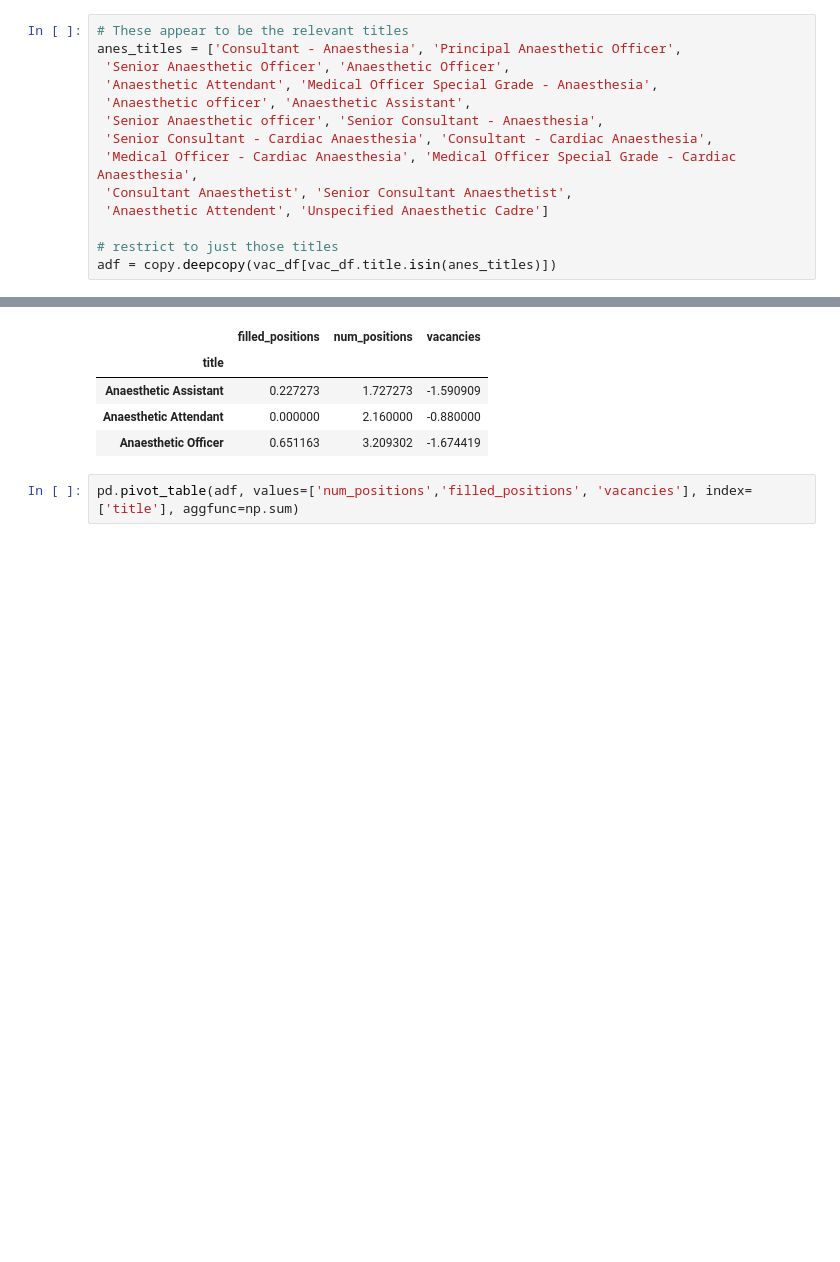
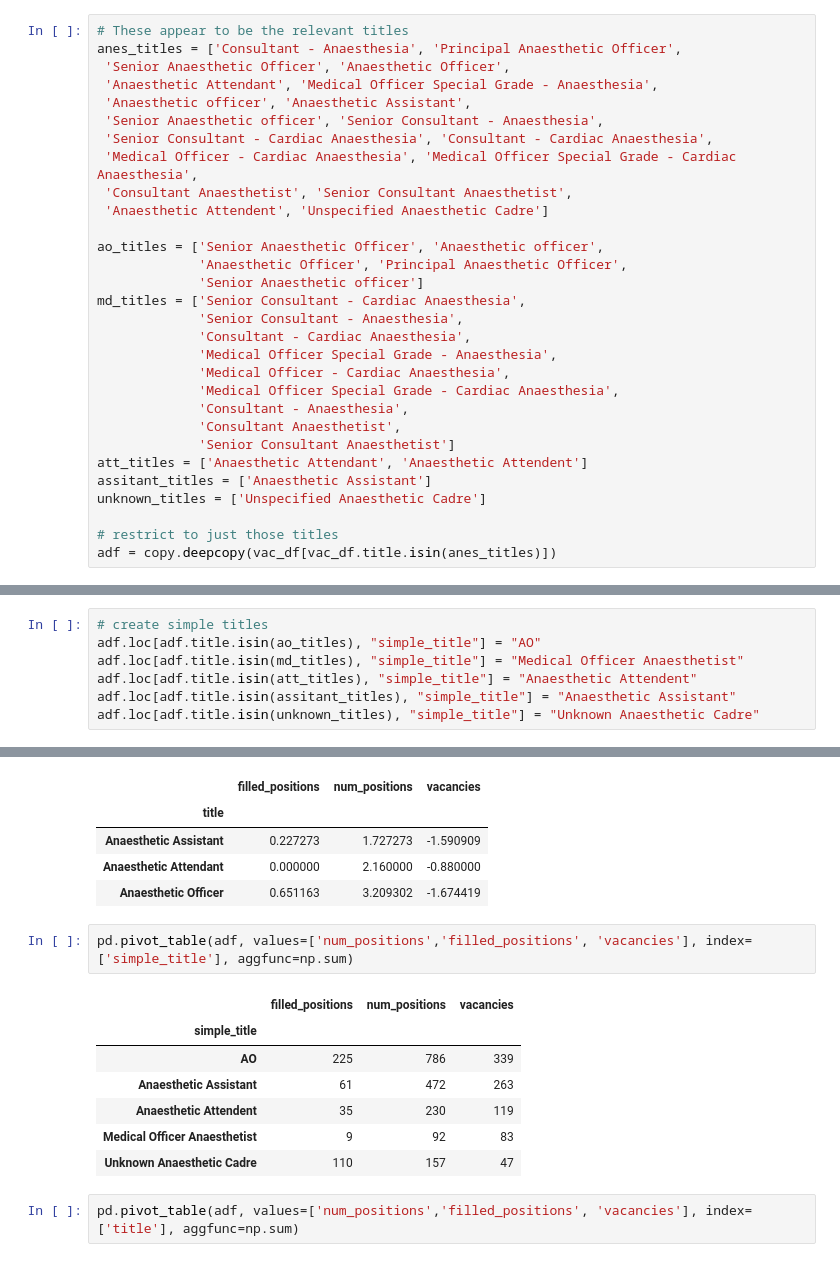
Before and after one commit to alexgoodell/uganda-model, a Jupyter notebook: notebooks/Facilities.ipynb, the cells around one changed output, grey strips where cells are left out. Saved outputs shown, nothing was run; the diff lists cells and outputs as text; blank space fills up the shorter version.

```diff
--- a/notebooks/Facilities.ipynb
+++ b/notebooks/Facilities.ipynb
@@ -1091,6 +1038,22 @@ anes_titles = ['Consultant - Anaesthesia', 'Principal Anaesthetic Officer',
  'Consultant Anaesthetist', 'Senior Consultant Anaesthetist',
  'Anaesthetic Attendent', 'Unspecified Anaesthetic Cadre']
 
+ao_titles = ['Senior Anaesthetic Officer', 'Anaesthetic officer',
+             'Anaesthetic Officer', 'Principal Anaesthetic Officer',
+             'Senior Anaesthetic officer']
+md_titles = ['Senior Consultant - Cardiac Anaesthesia',
+             'Senior Consultant - Anaesthesia',
+             'Consultant - Cardiac Anaesthesia',
+             'Medical Officer Special Grade - Anaesthesia',
+             'Medical Officer - Cardiac Anaesthesia',
+             'Medical Officer Special Grade - Cardiac Anaesthesia',
+             'Consultant - Anaesthesia',
+             'Consultant Anaesthetist',
+             'Senior Consultant Anaesthetist']
+att_titles = ['Anaesthetic Attendant', 'Anaesthetic Attendent']
+assitant_titles = ['Anaesthetic Assistant']
+unknown_titles = ['Unspecified Anaesthetic Cadre']
+
 # restrict to just those titles
 adf = copy.deepcopy(vac_df[vac_df.title.isin(anes_titles)])
 # %%
@@ -1118,6 +1081,13 @@ pd.crosstab(adf.title,[adf.salary_grade])
 | Senior Consultant - Anaesthesia | 0 | 6 | 0 | 0 | 0 | 0 | 0 | 0 |
 | Senior Consultant - Cardiac Anaes... | 0 | 1 | 0 | 0 | 0 | 0 | 0 | 0 |
 | Unspecified Anaesthetic Cadre | 1 | 0 | 0 | 0 | 0 | 0 | 0 | 0 |
+# %%
+# create simple titles
+adf.loc[adf.title.isin(ao_titles), "simple_title"] = "AO"
+adf.loc[adf.title.isin(md_titles), "simple_title"] = "Medical Officer Anaesthetist"
+adf.loc[adf.title.isin(att_titles), "simple_title"] = "Anaesthetic Attendent"
+adf.loc[adf.title.isin(assitant_titles), "simple_title"] = "Anaesthetic Assistant"
+adf.loc[adf.title.isin(unknown_titles), "simple_title"] = "Unknown Anaesthetic Cadre"
 # %%
 # Clean salary grade
 adf.loc[adf.title == "Anaesthetic Assistant", "salary_grade"] = 'U7U'
@@ -1185,6 +1155,16 @@ pd.pivot_table(adf[adf.facility_name.apply(lambda x: "General Hospital" in x)],
 | Anaesthetic Assistant | 0.227273 | 1.727273 | -1.590909 |
 | Anaesthetic Attendant | 0.000000 | 2.160000 | -0.880000 |
 | Anaesthetic Officer | 0.651163 | 3.209302 | -1.674419 |
+# %%
+pd.pivot_table(adf, values=['num_positions','filled_positions', 'vacancies'], index=['simple_title'], aggfunc=np.sum)
+# %% [output]
+|  | filled_positions | num_positions | vacancies |
+| simple_title |  |  |  |
+| AO | 225 | 786 | 339 |
+| Anaesthetic Assistant | 61 | 472 | 263 |
+| Anaesthetic Attendent | 35 | 230 | 119 |
+| Medical Officer Anaesthetist | 9 | 92 | 83 |
+| Unknown Anaesthetic Cadre | 110 | 157 | 47 |
 # %%
 pd.pivot_table(adf, values=['num_positions','filled_positions', 'vacancies'], index=['title'], aggfunc=np.sum)
 # %% [output]
```
Also changed, not shown: parts of 8 cells of this notebook, 8 other files.
